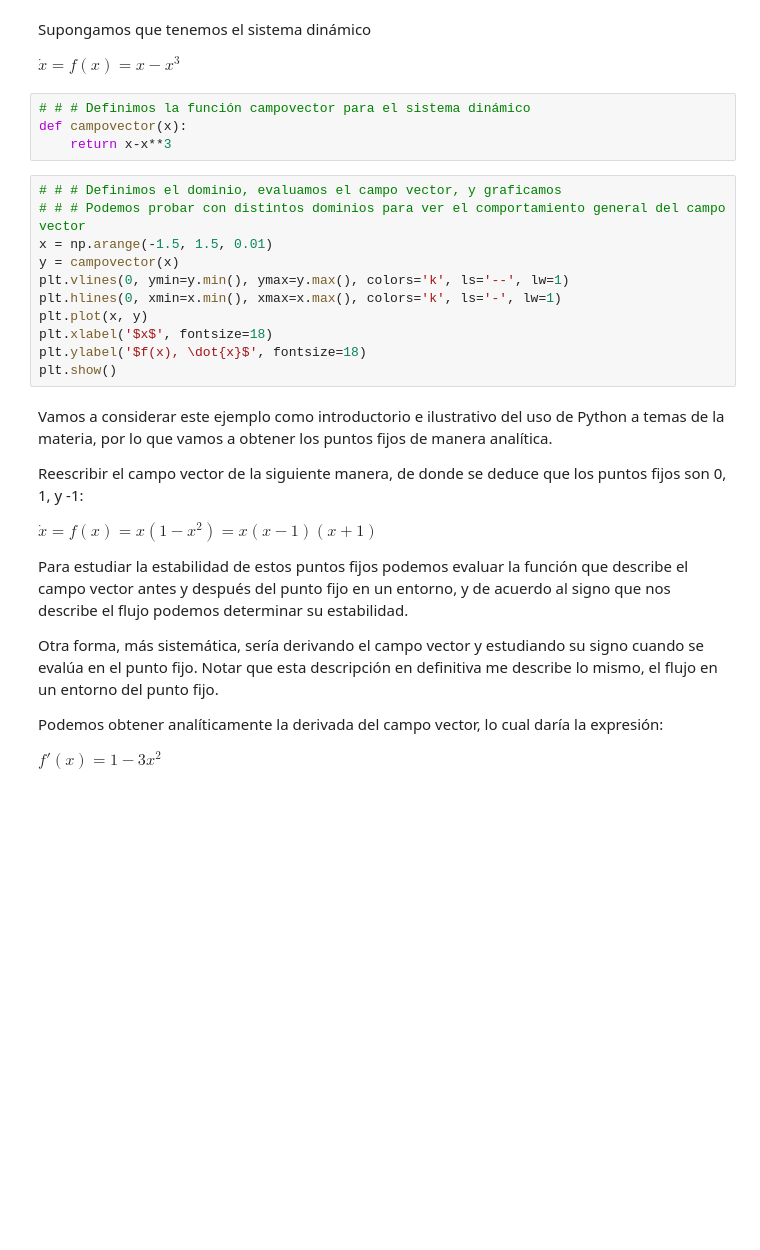
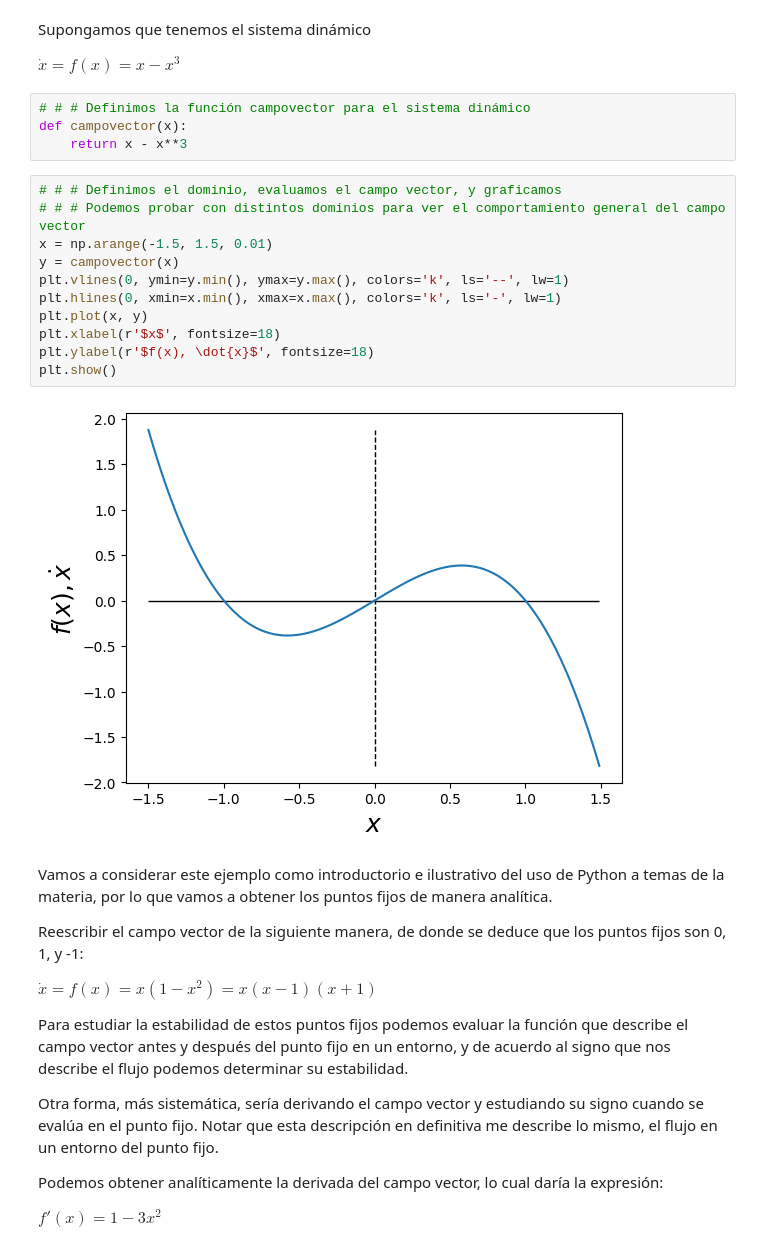
Before and after one commit to SantiDrelewicz/Data-Science, a Jupyter notebook: Introduccion al modelado continuo/Laboratorio Numérico/Colabs/nb01_Raices.ipynb, the cells around one changed output. Drawn from its saved outputs; the diff is of its cells as text; blank space fills up the shorter version.

```diff
--- a/Introduccion al modelado continuo/Laboratorio Numérico/Colabs/nb01_Raices.ipynb
+++ b/Introduccion al modelado continuo/Laboratorio Numérico/Colabs/nb01_Raices.ipynb
@@ -86,18 +86,20 @@ $\dot{x}=f(x)=x-x^{3}$
 # %%
 # # # Definimos la función campovector para el sistema dinámico
 def campovector(x):
-    return x-x**3
+    return x - x**3
 # %%
 # # # Definimos el dominio, evaluamos el campo vector, y graficamos
 # # # Podemos probar con distintos dominios para ver el comportamiento general del campo vector
 x = np.arange(-1.5, 1.5, 0.01)
 y = campovector(x)
 plt.vlines(0, ymin=y.min(), ymax=y.max(), colors='k', ls='--', lw=1)
 plt.hlines(0, xmin=x.min(), xmax=x.max(), colors='k', ls='-', lw=1)
 plt.plot(x, y)
-plt.xlabel('$x$', fontsize=18)
-plt.ylabel('$f(x), \dot{x}$', fontsize=18)
+plt.xlabel(r'$x$', fontsize=18)
+plt.ylabel(r'$f(x), \dot{x}$', fontsize=18)
 plt.show()
+# %% [output]
+[figure, added]
 # %% [markdown]
 Vamos a considerar este ejemplo como introductorio e ilustrativo del uso de Python a temas de la materia, por lo que vamos a obtener los puntos fijos de manera analítica.
 
```
Also changed, not shown: parts of 62 cells of this notebook.
